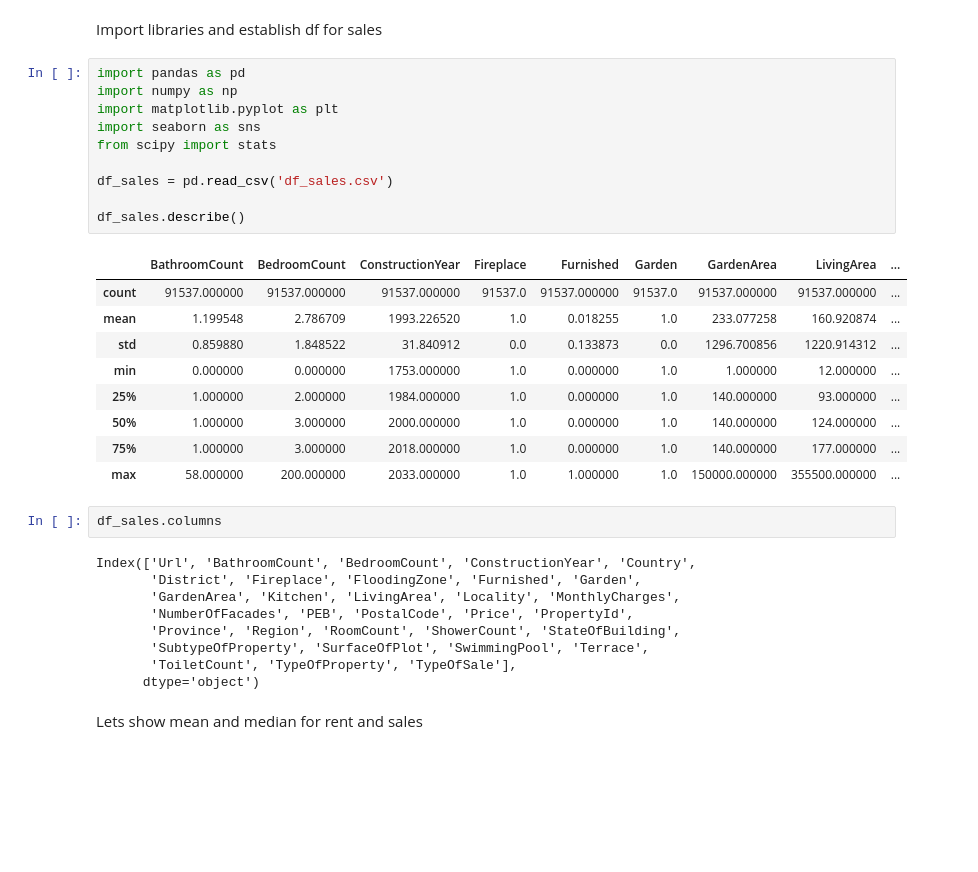
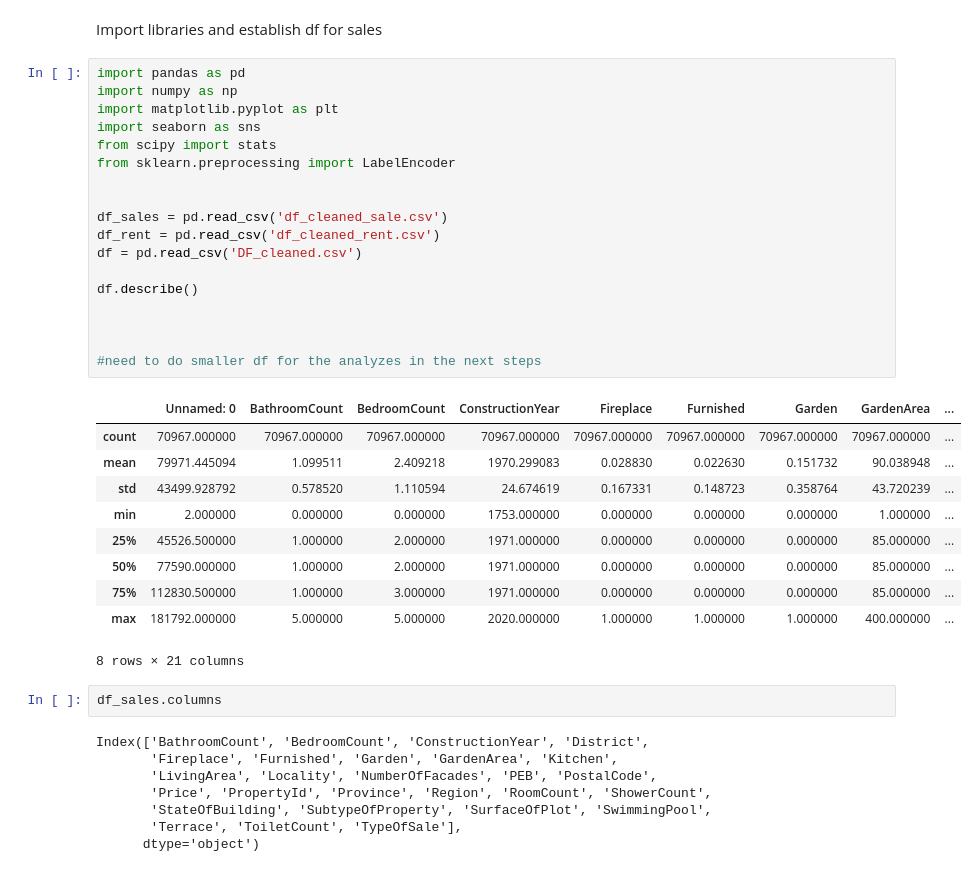
Before and after one commit to AdrienPiette/Data-visualisation, a Jupyter notebook: analyze/Analyzing.ipynb, the cells around one changed output. Saved outputs shown, nothing was run; the diff lists cells and outputs as text; blank space fills up the shorter version.

```diff
--- a/analyze/Analyzing.ipynb
+++ b/analyze/Analyzing.ipynb
@@ -90,33 +90,39 @@ Import libraries and establish df for sales
 # %%
 import pandas as pd
 import numpy as np
 import matplotlib.pyplot as plt
 import seaborn as sns
 from scipy import stats
+from sklearn.preprocessing import LabelEncoder
 
-df_sales = pd.read_csv('df_sales.csv')
 
-df_sales.describe()
+df_sales = pd.read_csv('df_cleaned_sale.csv')
+df_rent = pd.read_csv('df_cleaned_rent.csv')
+df = pd.read_csv('DF_cleaned.csv')
+
+df.describe()
+
+
+
+#need to do smaller df for the analyzes in the next steps
 # %% [output]
-|  | BathroomCount | BedroomCount | ConstructionYear | Fireplace | Furnished | Garden | GardenArea | LivingArea | ... |
-| count | 91537.000000 | 91537.000000 | 91537.000000 | 91537.0 | 91537.000000 | 91537.0 | 91537.000000 | 91537.000000 | ... |
-| mean | 1.199548 | 2.786709 | 1993.226520 | 1.0 | 0.018255 | 1.0 | 233.077258 | 160.920874 | ... |
-| std | 0.859880 | 1.848522 | 31.840912 | 0.0 | 0.133873 | 0.0 | 1296.700856 | 1220.914312 | ... |
-| min | 0.000000 | 0.000000 | 1753.000000 | 1.0 | 0.000000 | 1.0 | 1.000000 | 12.000000 | ... |
-| 25% | 1.000000 | 2.000000 | 1984.000000 | 1.0 | 0.000000 | 1.0 | 140.000000 | 93.000000 | ... |
-| 50% | 1.000000 | 3.000000 | 2000.000000 | 1.0 | 0.000000 | 1.0 | 140.000000 | 124.000000 | ... |
-| 75% | 1.000000 | 3.000000 | 2018.000000 | 1.0 | 0.000000 | 1.0 | 140.000000 | 177.000000 | ... |
-| max | 58.000000 | 200.000000 | 2033.000000 | 1.0 | 1.000000 | 1.0 | 150000.000000 | 355500.000000 | ... |
+|  | Unnamed: 0 | BathroomCount | BedroomCount | ConstructionYear | Fireplace | Furnished | Garden | GardenArea | ... |
+| count | 70967.000000 | 70967.000000 | 70967.000000 | 70967.000000 | 70967.000000 | 70967.000000 | 70967.000000 | 70967.000000 | ... |
+| mean | 79971.445094 | 1.099511 | 2.409218 | 1970.299083 | 0.028830 | 0.022630 | 0.151732 | 90.038948 | ... |
+| std | 43499.928792 | 0.578520 | 1.110594 | 24.674619 | 0.167331 | 0.148723 | 0.358764 | 43.720239 | ... |
+| min | 2.000000 | 0.000000 | 0.000000 | 1753.000000 | 0.000000 | 0.000000 | 0.000000 | 1.000000 | ... |
+| 25% | 45526.500000 | 1.000000 | 2.000000 | 1971.000000 | 0.000000 | 0.000000 | 0.000000 | 85.000000 | ... |
+| 50% | 77590.000000 | 1.000000 | 2.000000 | 1971.000000 | 0.000000 | 0.000000 | 0.000000 | 85.000000 | ... |
+| 75% | 112830.500000 | 1.000000 | 3.000000 | 1971.000000 | 0.000000 | 0.000000 | 0.000000 | 85.000000 | ... |
+| max | 181792.000000 | 5.000000 | 5.000000 | 2020.000000 | 1.000000 | 1.000000 | 1.000000 | 400.000000 | ... |
+8 rows × 21 columns
 # %%
 df_sales.columns
 # %% [output]
-Index(['Url', 'BathroomCount', 'BedroomCount', 'ConstructionYear', 'Country',
-       'District', 'Fireplace', 'FloodingZone', 'Furnished', 'Garden',
-       'GardenArea', 'Kitchen', 'LivingArea', 'Locality', 'MonthlyCharges',
-       'NumberOfFacades', 'PEB', 'PostalCode', 'Price', 'PropertyId',
-       'Province', 'Region', 'RoomCount', 'ShowerCount', 'StateOfBuilding',
-       'SubtypeOfProperty', 'SurfaceOfPlot', 'SwimmingPool', 'Terrace',
-       'ToiletCount', 'TypeOfProperty', 'TypeOfSale'],
+Index(['BathroomCount', 'BedroomCount', 'ConstructionYear', 'District',
+       'Fireplace', 'Furnished', 'Garden', 'GardenArea', 'Kitchen',
+       'LivingArea', 'Locality', 'NumberOfFacades', 'PEB', 'PostalCode',
+       'Price', 'PropertyId', 'Province', 'Region', 'RoomCount', 'ShowerCount',
+       'StateOfBuilding', 'SubtypeOfProperty', 'SurfaceOfPlot', 'SwimmingPool',
+       'Terrace', 'ToiletCount', 'TypeOfSale'],
       dtype='object')
-# %% [markdown]
-Lets show mean and median for rent and sales
```
Also changed, not shown: parts of 22 cells of this notebook, 8 other files.
